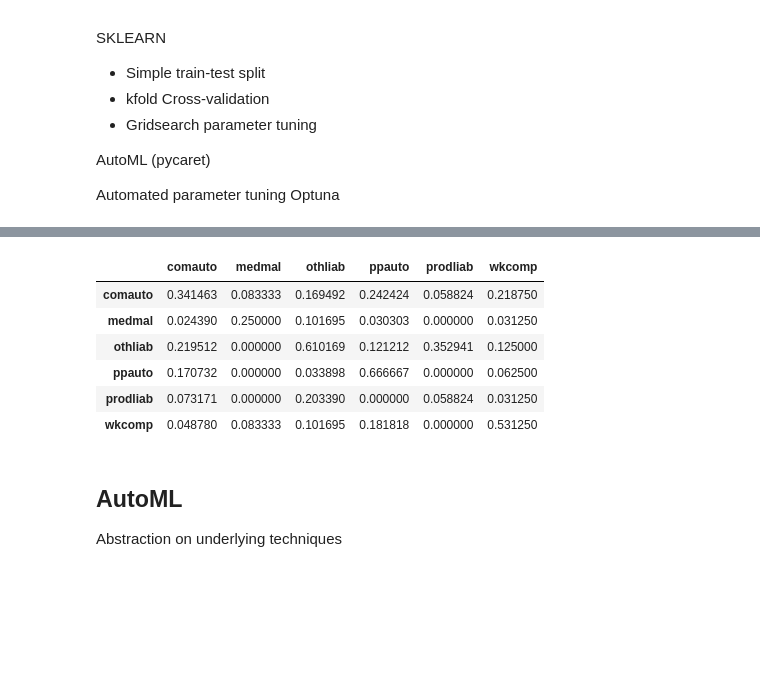
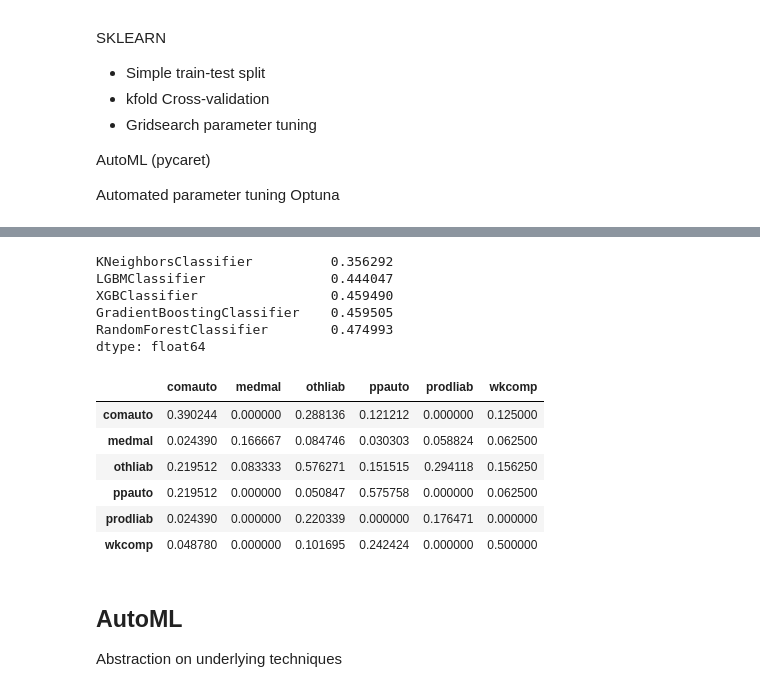
Before and after one commit to jbogaardt/clrs_2023, a Jupyter notebook: Session 1 - Traditional ML.ipynb, the cells around one changed output, grey strips where cells are left out. Cells and saved outputs as stored; diff of their text form; code cells hidden in the pictures; blank space fills up the shorter version.

```diff
--- a/Session 1 - Traditional ML.ipynb
+++ b/Session 1 - Traditional ML.ipynb
@@ -34,6 +311,6 @@ clrd['CaseIncurLoss'] = clrd['IncurLoss'] - clrd['BulkLoss']
 # %%
-paid_link_ratios = clrd['CumPaidLoss'].link_ratio.mean(axis='origin').to_frame()
-inc_link_ratios = clrd['CaseIncurLoss'].link_ratio.mean(axis='origin').to_frame()
+paid_link_ratios = paid_link_ratios.to_frame()
+inc_link_ratios = inc_link_ratios.to_frame()
 paid_pct =(clrd['CumPaidLoss'].cum_to_incr() / clrd['CumPaidLoss']).mean(axis='origin').to_frame()
 inc_pct = (clrd['CaseIncurLoss'].cum_to_incr() / clrd['CaseIncurLoss']).mean(axis='origin').to_frame()
 paid_to_inc = (clrd['CumPaidLoss'] / clrd['CaseIncurLoss']).mean(axis='origin').to_frame()
@@ -44,7 +321,10 @@ paid_pct.columns = [str(c) + ' Paid Percent' for c in paid_pct.columns]
 inc_pct.columns = [str(c) + ' Incurred Percent' for c in inc_pct.columns]
 paid_to_inc.columns = [str(c) + ' Paid to Incurred' for c in paid_to_inc.columns]
 # %%
-data = pd.concat((paid_link_ratios, inc_link_ratios, paid_pct, inc_pct, paid_to_inc), axis=1).reset_index().drop('GRNAME', axis=1).set_index('LOB')
+data = pd.concat((paid_link_ratios, inc_link_ratios, paid_pct, inc_pct, paid_to_inc,
+                 (clrd['EarnedPremCeded'].latest_diagonal.sum('origin') / clrd['EarnedPremDIR'].latest_diagonal.sum('origin')).to_frame().rename('Reinsurance Percent'),
+                  increm_paid_per_case
+                 ), axis=1).reset_index().drop('GRNAME', axis=1).set_index('LOB')
 data.head()
 # %% [output]
 |  | 12-24 Paid Link Ratio | 24-36 Paid Link Ratio | 36-48 Paid Link Ratio | 48-60 Paid Link Ratio | ... |
@@ -61,0 +340,5 @@ Can we determine which Line of Business a Triangle belongs to.
+# %%
+from sklearn.preprocessing import LabelEncoder
+le = LabelEncoder().fit(data.index)
+
+pd.Series(le.classes_).to_dict()
@@ -62,3 +352,3 @@ Can we determine which Line of Business a Triangle belongs to.
 # %%
-y = LabelEncoder().fit_transform(data.index)
+y = le.transform(data.index)
 # %%
@@ -73,16 +424,32 @@ X_train, X_test, y_train, y_test = train_test_split(
+# %%
+pd.Series({
+    'RandomForestClassifier': cross_val_score(RandomForestClassifier(), X_train, y_train).mean(),
+    'GradientBoostingClassifier': cross_val_score(GradientBoostingClassifier(), X_train, y_train).mean(),
+    'KNeighborsClassifier': cross_val_score(KNeighborsClassifier(), X_train, y_train).mean(),
+    'XGBClassifier': cross_val_score(XGBClassifier(), X_train, y_train).mean(),
+    'LGBMClassifier': cross_val_score(lightgbm.LGBMClassifier(), X_train, y_train).mean(),
+}).sort_values()
+# %% [output]
+KNeighborsClassifier          0.356292
+LGBMClassifier                0.444047
+XGBClassifier                 0.459490
+GradientBoostingClassifier    0.459505
+RandomForestClassifier        0.474993
+dtype: float64
 # %%
-import lightgbm
-model = lightgbm.LGBMClassifier().fit(X=X_train.values, y=y_train)
+model = RandomForestClassifier().fit(X=X_train.values, y=y_train)
+
 cm = pd.DataFrame(
     confusion_matrix(y_test, model.predict(X_test)),
-    index=LabelEncoder().fit(data.reset_index()['LOB']).classes_,
-    columns=LabelEncoder().fit(data.reset_index()['LOB']).classes_)
+    index=le.classes_,
+    columns=le.classes_)
+
 (cm / cm.sum(1)).style.background_gradient(cmap='Blues', axis=1)
 # %% [output]
 |  | comauto | medmal | othliab | ppauto | prodliab | wkcomp |
-| comauto | 0.341463 | 0.083333 | 0.169492 | 0.242424 | 0.058824 | 0.218750 |
-| medmal | 0.024390 | 0.250000 | 0.101695 | 0.030303 | 0.000000 | 0.031250 |
-| othliab | 0.219512 | 0.000000 | 0.610169 | 0.121212 | 0.352941 | 0.125000 |
-| ppauto | 0.170732 | 0.000000 | 0.033898 | 0.666667 | 0.000000 | 0.062500 |
-| prodliab | 0.073171 | 0.000000 | 0.203390 | 0.000000 | 0.058824 | 0.031250 |
-| wkcomp | 0.048780 | 0.083333 | 0.101695 | 0.181818 | 0.000000 | 0.531250 |
+| comauto | 0.390244 | 0.000000 | 0.288136 | 0.121212 | 0.000000 | 0.125000 |
+| medmal | 0.024390 | 0.166667 | 0.084746 | 0.030303 | 0.058824 | 0.062500 |
+| othliab | 0.219512 | 0.083333 | 0.576271 | 0.151515 | 0.294118 | 0.156250 |
+| ppauto | 0.219512 | 0.000000 | 0.050847 | 0.575758 | 0.000000 | 0.062500 |
+| prodliab | 0.024390 | 0.000000 | 0.220339 | 0.000000 | 0.176471 | 0.000000 |
+| wkcomp | 0.048780 | 0.000000 | 0.101695 | 0.242424 | 0.000000 | 0.500000 |
```
Also changed, not shown: parts of 68 cells of this notebook, 1 other file.
